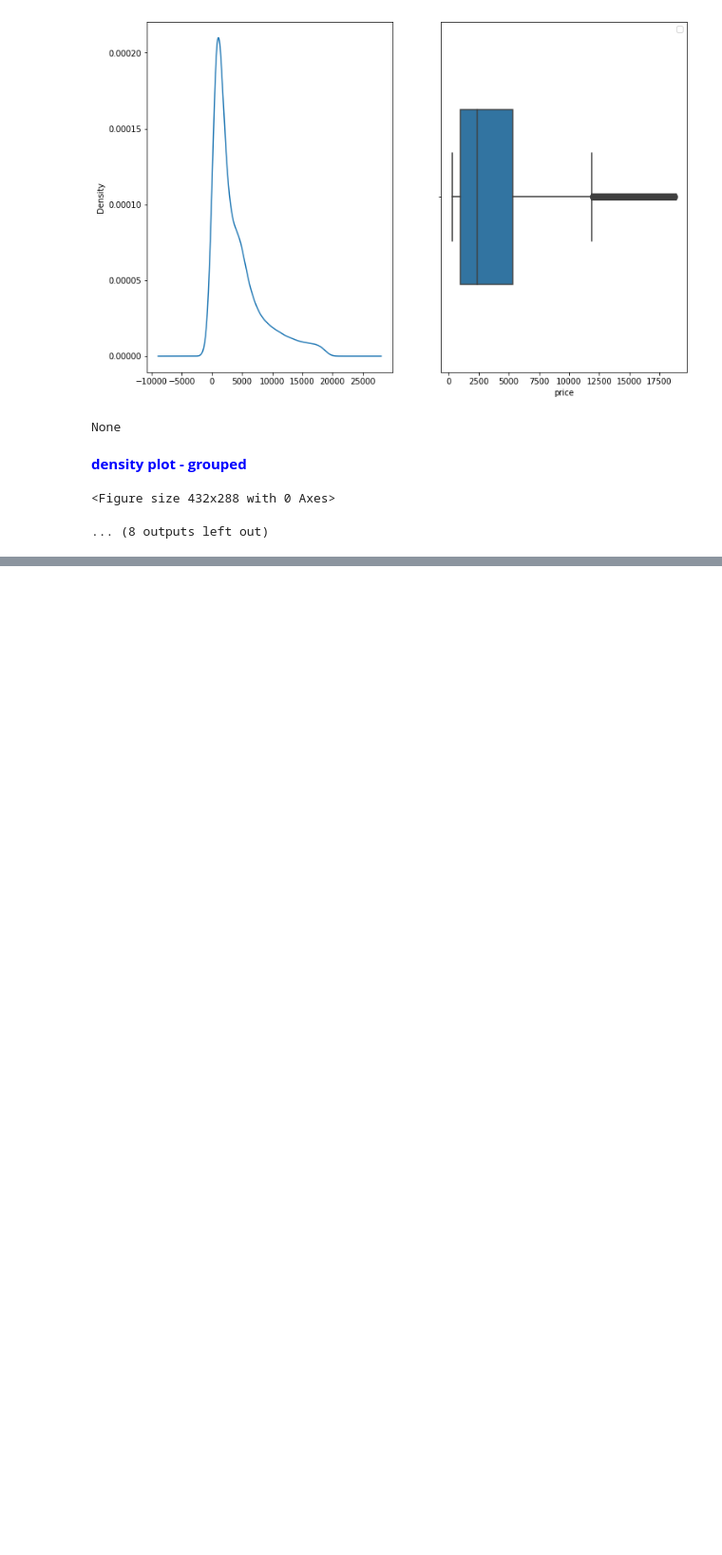
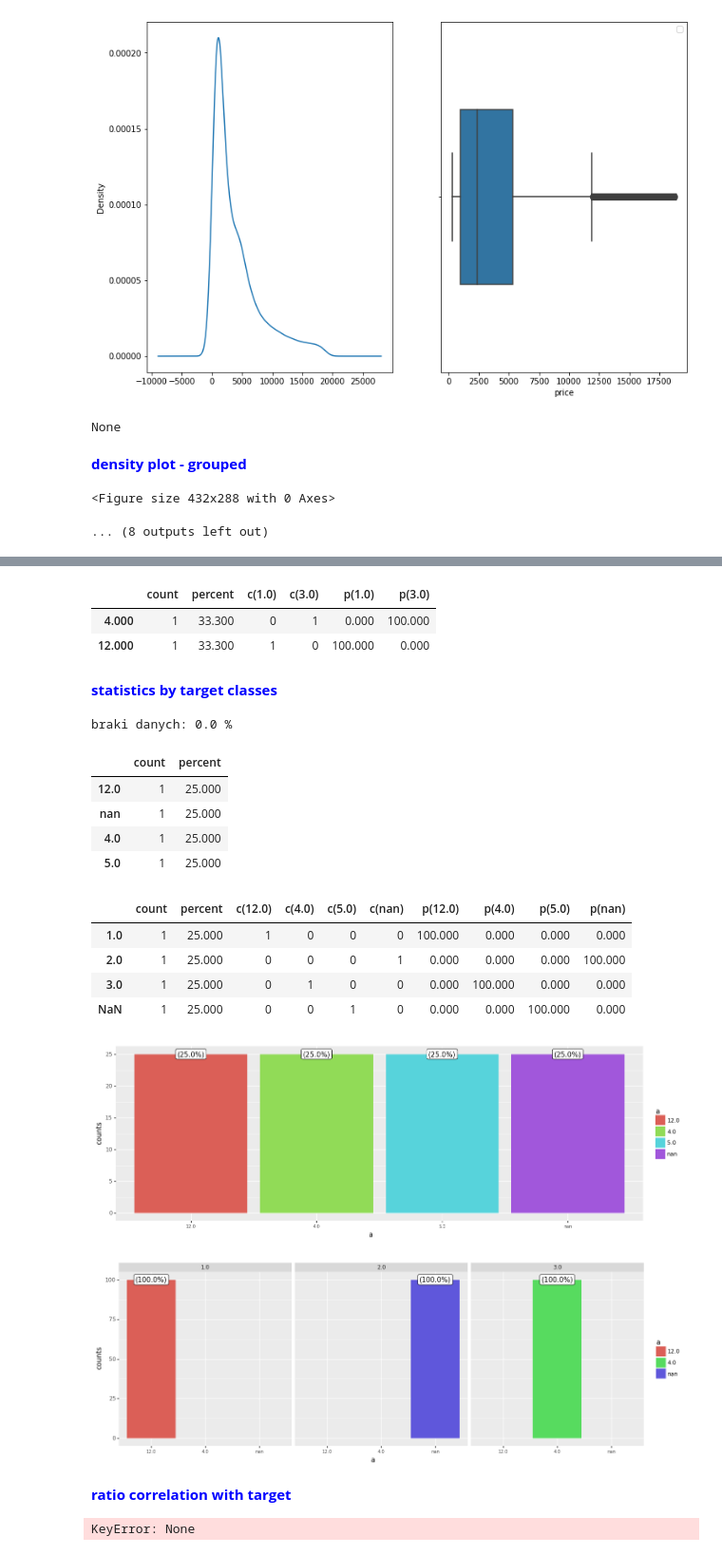
Before and after one commit to lucas9999/proj_classification_python, a Jupyter notebook: draft.ipynb, the cells around one changed output, grey strips where cells are left out. Shown: that part at 95% size. Drawn from its saved outputs; the diff is of its cells as text; code cells hidden in the pictures; blank space fills up the shorter version.

```diff
--- a/draft.ipynb
+++ b/draft.ipynb
@@ -220,21 +303,28 @@ density plot - grouped
 # %%
-def var_categorical_numerical_summary(data, var_x, var_y, x_angle = 0, normalize='index', x_text_size = 7):
+def var_categorical_numerical_summary(data, var_x, var_y=None, var_target=None,  x_angle = 0, normalize='index', x_text_size = 7):
     display(h('statistics by target classes'))
     print('braki danych: ' + str(np.round(100 * sum(pd.isna(data[var_x])) / len(data), 2 )  ) + ' %' )
-    display(cross_tab(  data      = data
-              , var_1     = var_y
-              , var_2     = var_x
-              , round     = 1
-              , normalize = normalize))
 
-    plot_percent_data(data, var_y, var_x, x_angle=x_angle, x_text_size = x_text_size)
-    plot_count_bar(data, var_y, var_x, x_angle = x_angle, x_text_size = x_text_size)
+    display(cross_tab(data, var_1 = var_x, var_2 = None, round = 1, normalize = 'index'))
 
-    display(h('V-cramer and WoE'))
-    display(correlation_cramers_v(  var_1 = data[var_x]
-                          , var_2 = data[var_y]
-                          , round = 2))
+    if var_y is not None:
+        display(cross_tab(  data      = data
+                  , var_1     = var_y
+                  , var_2     = var_x
+                  , round     = 1
+                  , normalize = normalize))
 
-    display(correlation_woe(  data
-                    , var_x = var_x
-                    , var_y = var_y))
+    plot_percent_data_not_grouped(data, var_x, x_angle=x_angle, x_text_size = x_text_size)
+    if var_y is not None:
+        plot_percent_data(data, var_y, var_x, x_angle=x_angle, x_text_size = x_text_size)
+
+
+    display(h('ratio correlation with target'))
+    ratio = correlation_ratio(data[var_x], data[var_target], round=2)
+    print(ratio)
+
+    if var_y is not None:
+        display(h('V-cramer with grouping var'))
+        display(correlation_cramers_v(  var_1 = data[var_x]
+                              , var_2 = data[var_y]
+                              , round = 2))
@@ -240,0 +347,25 @@ def var_categorical_numerical_summary(data, var_x, var_y, x_angle = 0, normalize
+# %%
+display(cross_tab(dt, var_1 = 'a', var_2 = 'b', round = 1, normalize = 'index', drop_na =True))
+# %% [output]
+|  | count | percent | c(1.0) | c(3.0) | p(1.0) | p(3.0) |
+| 4.000 | 1 | 33.300 | 0 | 1 | 0.000 | 100.000 |
+| 12.000 | 1 | 33.300 | 1 | 0 | 100.000 | 0.000 |
+# %%
+var_categorical_numerical_summary(dt, var_x='a', var_y='b', var_target=None,  x_angle = 0, normalize='index', x_text_size = 7)
+# %% [output]
+statistics by target classes
+braki danych: 0.0 %
+|  | count | percent |
+| 12.0 | 1 | 25.000 |
+| nan | 1 | 25.000 |
+| 4.0 | 1 | 25.000 |
+| 5.0 | 1 | 25.000 |
+|  | count | percent | c(12.0) | c(4.0) | c(5.0) | c(nan) | p(12.0) | p(4.0) | p(5.0) | p(nan) |
+| 1.0 | 1 | 25.000 | 1 | 0 | 0 | 0 | 100.000 | 0.000 | 0.000 | 0.000 |
+| 2.0 | 1 | 25.000 | 0 | 0 | 0 | 1 | 0.000 | 0.000 | 0.000 | 100.000 |
+| 3.0 | 1 | 25.000 | 0 | 1 | 0 | 0 | 0.000 | 100.000 | 0.000 | 0.000 |
+| NaN | 1 | 25.000 | 0 | 0 | 1 | 0 | 0.000 | 0.000 | 100.000 | 0.000 |
+[figure, added]
+[figure, added]
+ratio correlation with target
+KeyError: None
```
Also changed, not shown: parts of 10 cells of this notebook, 1 other file.
